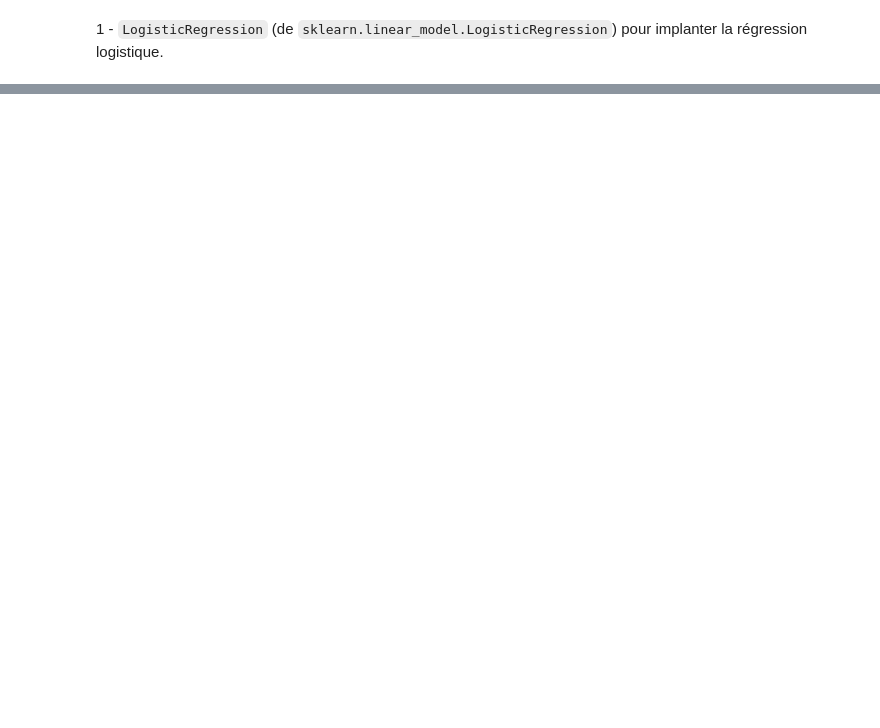
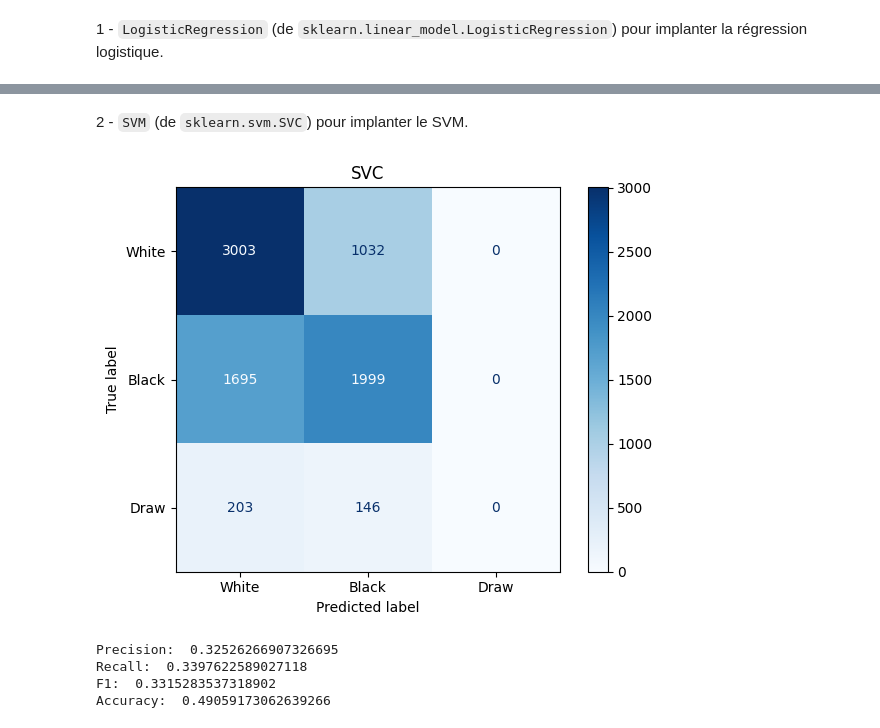
Before and after one commit to guicag/chess_ml, a Jupyter notebook: exploration.ipynb, the cells around one changed output, grey strips where cells are left out. Cells and saved outputs as stored; diff of their text form; code cells hidden in the pictures; blank space fills up the shorter version.

```diff
--- a/exploration.ipynb
+++ b/exploration.ipynb
@@ -585,2 +637,16 @@ Negative MSE of Model with Cross Validation is: -0.4467966573816156
+# %%
+def run_experiment(y_label, model):
+    cm = multilabel_confusion_matrix(y_test, y_pred)
+
+    ax = plt.axes()
+    plot_confusion_matrix(model, X_test, y_test, ax=ax, cmap='Blues',display_labels=["White", "Black", "Draw"])
+    ax.title.set_text(type(model).__name__)
+    plt.tight_layout()
+    plt.show()
+
+    print('Precision: ', precision_score(y_test, y_pred, average=None).mean())
+    print('Recall: ', recall_score(y_test, y_pred, average=None).mean())
+    print('F1: ', f1_score(y_test, y_pred, average=None).mean())
+    print('Accuracy: ', accuracy_score(y_test, y_pred))
 # %% [markdown]
 1 - `LogisticRegression` (de `sklearn.linear_model.LogisticRegression`) pour implanter la régression logistique.
@@ -586,0 +661,10 @@ Negative MSE of Model with Cross Validation is: -0.4467966573816156
+# %% [markdown]
+2 - `SVM` (de `sklearn.svm.SVC`) pour implanter le SVM.
+# %%
+run_experiment(y_pred_model_SVC_split, model_SVC_split)
+# %% [output]
+[figure, added]
+Precision:  0.32526266907326695
+Recall:  0.3397622589027118
+F1:  0.3315283537318902
+Accuracy:  0.49059173062639266
```
Also changed, not shown: parts of 17 cells of this notebook.
